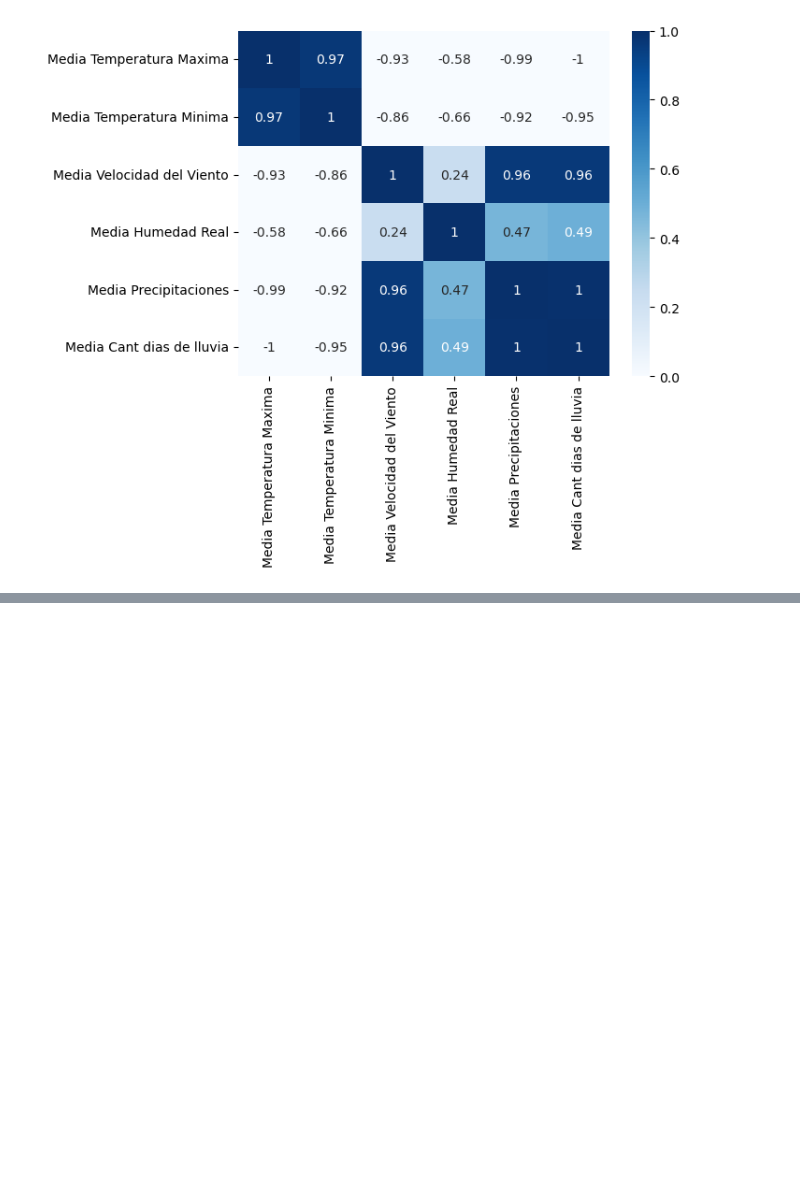
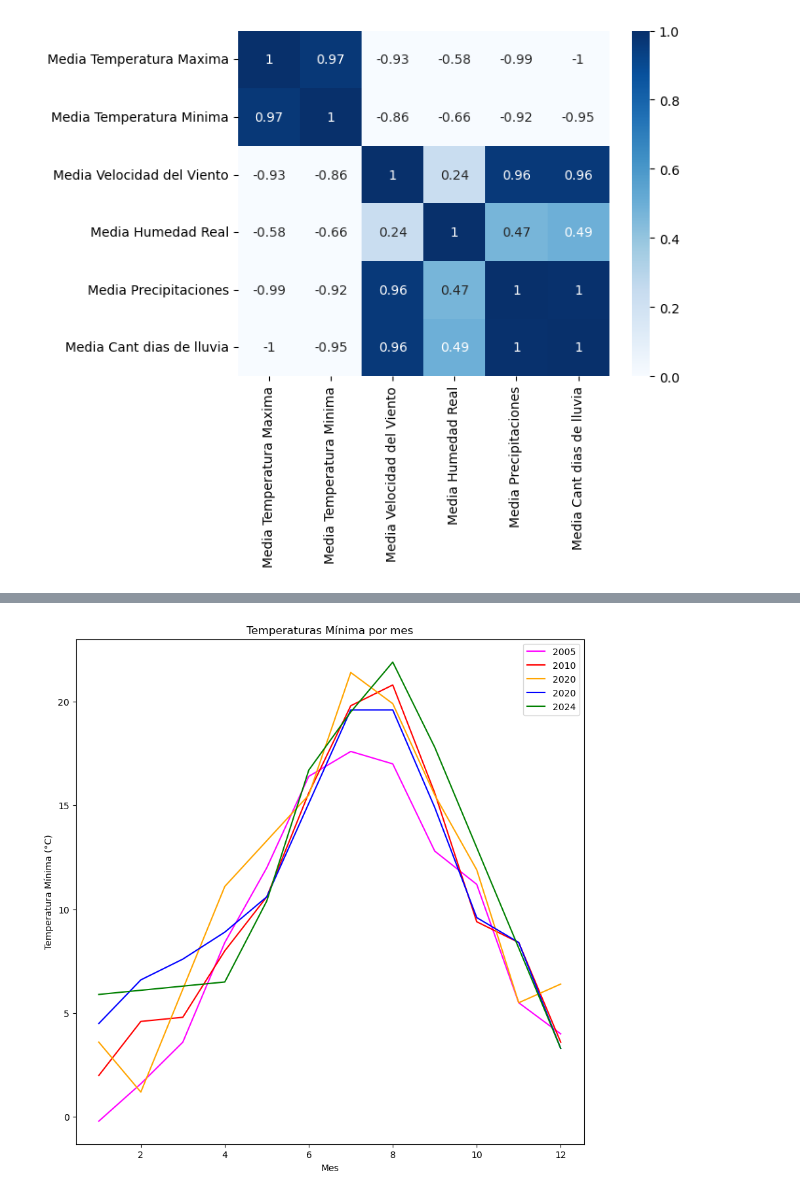
Before and after one commit to IgnacioMaese/Proyecto-AEMET, a Jupyter notebook: 3-Málaga.ipynb, the cells around one changed output, grey strips where cells are left out. Cells and saved outputs as stored; diff of their text form; code cells hidden in the pictures; blank space fills up the shorter version.

```diff
--- a/3-Málaga.ipynb
+++ b/3-Málaga.ipynb
@@ -1263,0 +1291,17 @@ plt.show()
+# %%
+#Temperaturas mínimas por mes y año
+import matplotlib.pyplot as plt
+plt.figure(figsize=(10,10))
+plt.plot(df_2005["fecha"].dt.month, df_2005["Temperatura Minima"], label="2005", color="magenta")
+plt.plot(df_2010["fecha"].dt.month, df_2010["Temperatura Minima"], label="2010", color="red")
+plt.plot(df_2015["fecha"].dt.month, df_2015["Temperatura Minima"], label="2020", color="orange")
+plt.plot(df_2020["fecha"].dt.month, df_2020["Temperatura Minima"], label="2020", color="blue")
+plt.plot(df_2024["fecha"].dt.month, df_2024["Temperatura Minima"], label="2024", color="green")
+
+plt.title("Temperaturas Mínima por mes")
+plt.xlabel("Mes")
+plt.ylabel("Temperatura Mínima (°C)")
+plt.legend()
+plt.show()
+# %% [output]
+[figure, added]
```
Also changed, not shown: parts of 8 cells of this notebook, 6 other files.
